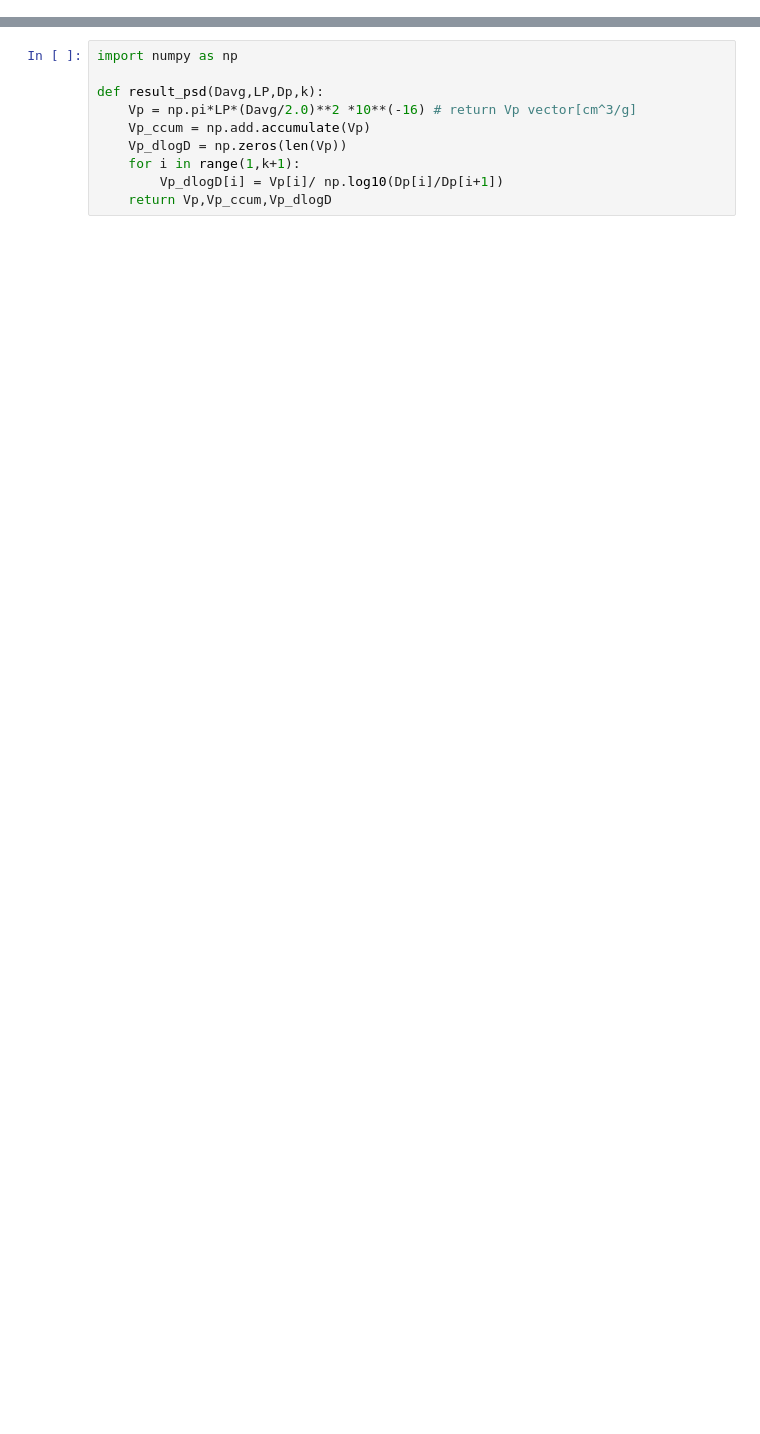
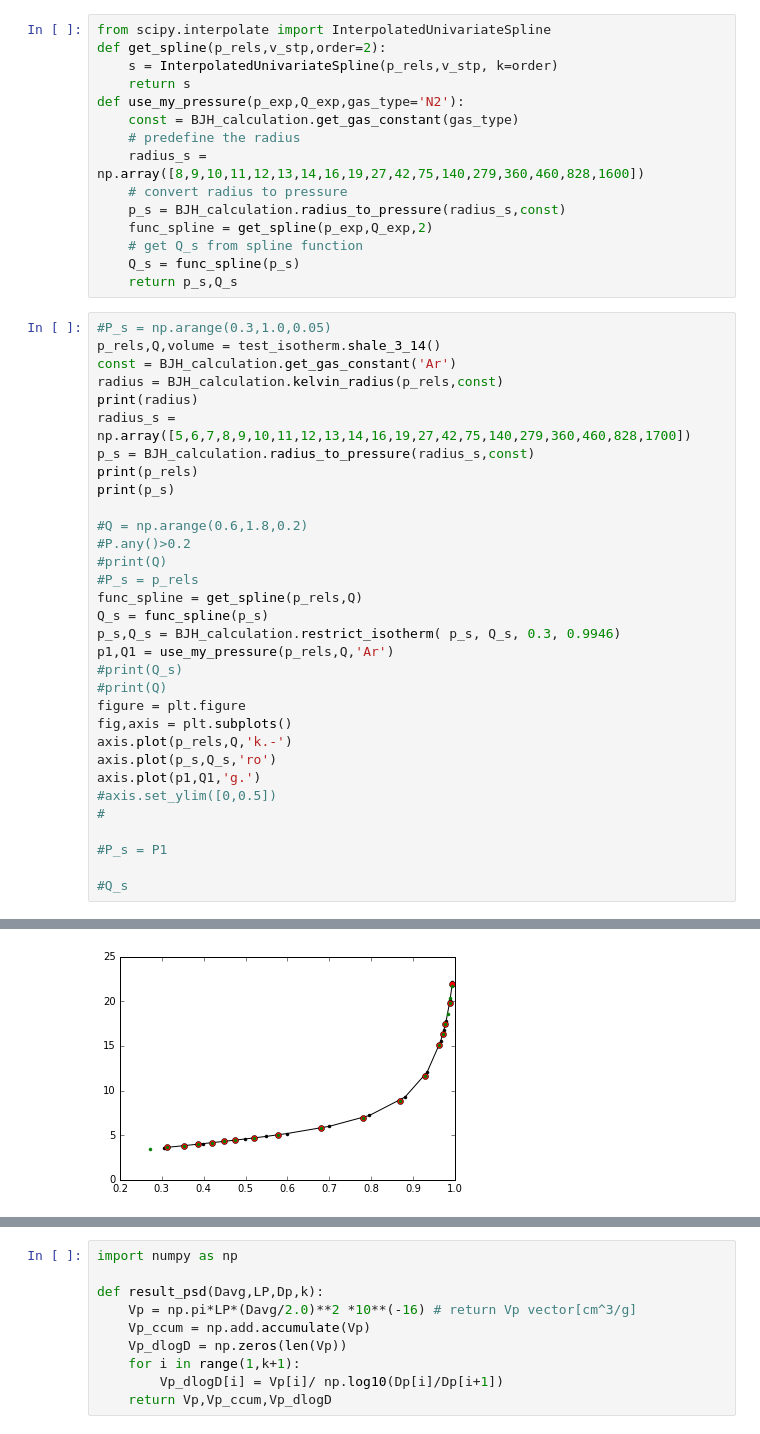
Before and after one commit to jianghan2013/gas-adsorption1, a Jupyter notebook: test.ipynb, the cells around one changed output, grey strips where cells are left out. Saved outputs shown, nothing was run; the diff lists cells and outputs as text; blank space fills up the shorter version.

```diff
--- a/test.ipynb
+++ b/test.ipynb
@@ -19,0 +31,48 @@ P1,Q1
+# %%
+from scipy.interpolate import InterpolatedUnivariateSpline
+def get_spline(p_rels,v_stp,order=2):
+    s = InterpolatedUnivariateSpline(p_rels,v_stp, k=order)
+    return s
+def use_my_pressure(p_exp,Q_exp,gas_type='N2'):
+    const = BJH_calculation.get_gas_constant(gas_type)
+    # predefine the radius
+    radius_s = np.array([8,9,10,11,12,13,14,16,19,27,42,75,140,279,360,460,828,1600])
+    # convert radius to pressure
+    p_s = BJH_calculation.radius_to_pressure(radius_s,const)
+    func_spline = get_spline(p_exp,Q_exp,2)
+    # get Q_s from spline function
+    Q_s = func_spline(p_s)
+    return p_s,Q_s
+# %%
+#P_s = np.arange(0.3,1.0,0.05)
+p_rels,Q,volume = test_isotherm.shale_3_14()
+const = BJH_calculation.get_gas_constant('Ar')
+radius = BJH_calculation.kelvin_radius(p_rels,const)
+print(radius)
+radius_s = np.array([5,6,7,8,9,10,11,12,13,14,16,19,27,42,75,140,279,360,460,828,1700])
+p_s = BJH_calculation.radius_to_pressure(radius_s,const)
+print(p_rels)
+print(p_s)
+
+#Q = np.arange(0.6,1.8,0.2)
+#P.any()>0.2
+#print(Q)
+#P_s = p_rels
+func_spline = get_spline(p_rels,Q)
+Q_s = func_spline(p_s)
+p_s,Q_s = BJH_calculation.restrict_isotherm( p_s, Q_s, 0.3, 0.9946)
+p1,Q1 = use_my_pressure(p_rels,Q,'Ar')
+#print(Q_s)
+#print(Q)
+figure = plt.figure
+fig,axis = plt.subplots()
+axis.plot(p_rels,Q,'k.-')
+axis.plot(p_s,Q_s,'ro')
+axis.plot(p1,Q1,'g.')
+#axis.set_ylim([0,0.5])
+#
+
+#P_s = P1
+
+#Q_s
+# %% [output]
@@ -20,2 +91,3 @@ P1,Q1
+[figure, added]
 # %%
 # data reading
```
Also changed, not shown: parts of 8 cells of this notebook, 6 other files.
